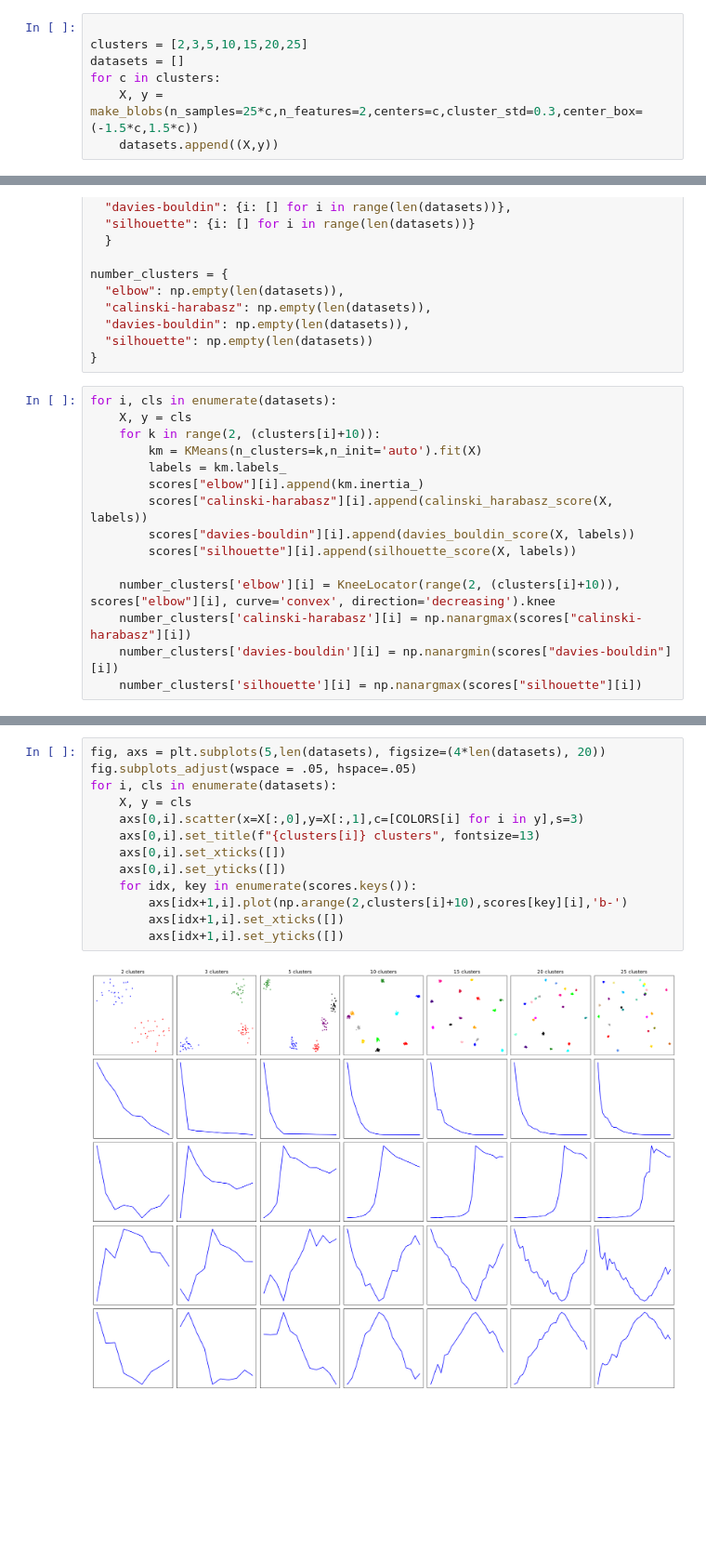
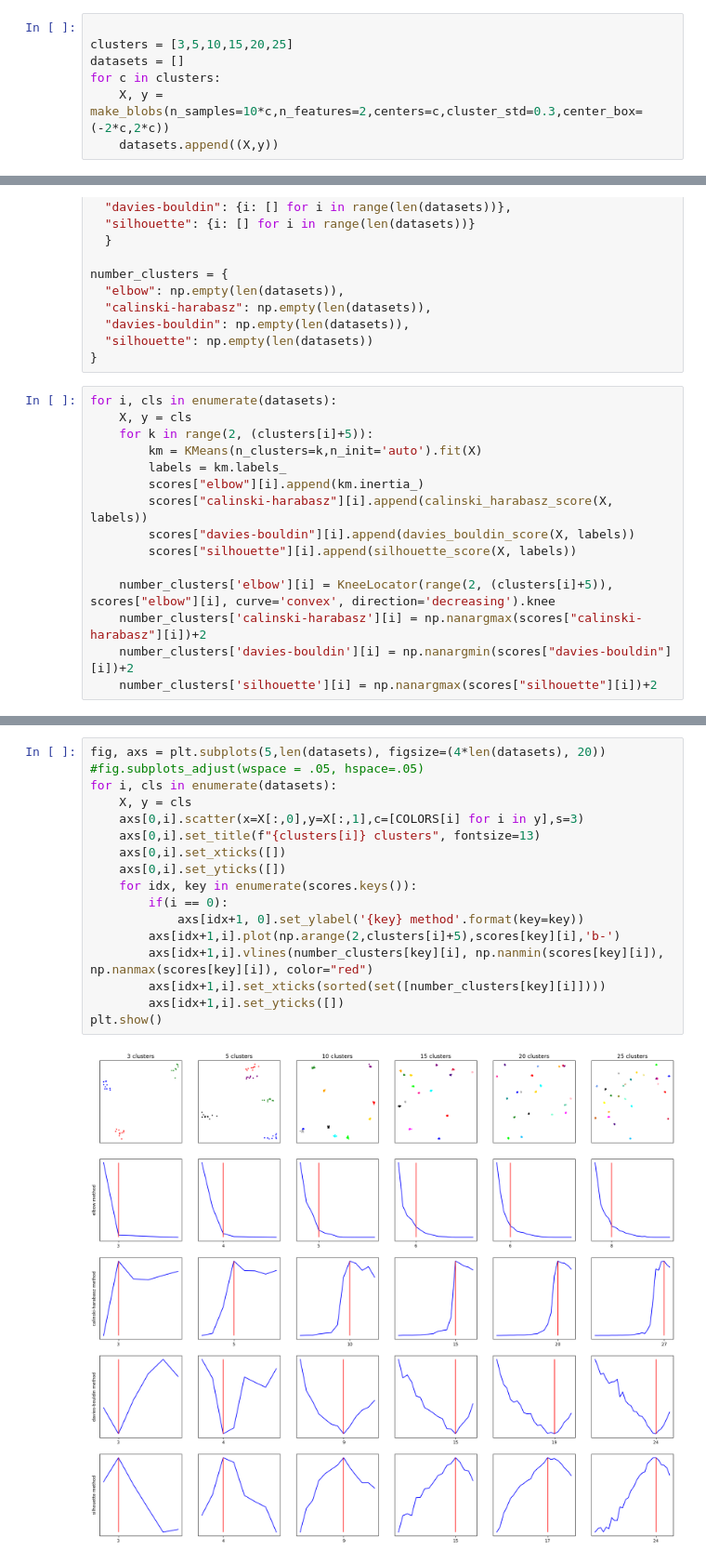
Before and after one commit to FMIFH/Projects, a Jupyter notebook: Elbow method replacements/diferent_choices_for_elbow.ipynb, the cells around one changed output, grey strips where cells are left out. Shown: that part at 93% size. Saved outputs shown, nothing was run; the diff lists cells and outputs as text; blank space fills up the shorter version.

```diff
--- a/Elbow method replacements/diferent_choices_for_elbow.ipynb
+++ b/Elbow method replacements/diferent_choices_for_elbow.ipynb
@@ -37,10 +37,10 @@ COLORS = [
 ]
 # %%
 
-clusters = [2,3,5,10,15,20,25]
+clusters = [3,5,10,15,20,25]
 datasets = []
 for c in clusters:
-    X, y = make_blobs(n_samples=25*c,n_features=2,centers=c,cluster_std=0.3,center_box=(-1.5*c,1.5*c))
+    X, y = make_blobs(n_samples=10*c,n_features=2,centers=c,cluster_std=0.3,center_box=(-2*c,2*c))
     datasets.append((X,y))
 # %%
 fig, ax = plt.subplots(1,len(datasets),figsize=(6*len(datasets),8))
@@ -69,7 +69,7 @@ number_clusters = {
 # %%
 for i, cls in enumerate(datasets):
     X, y = cls
-    for k in range(2, (clusters[i]+10)):
+    for k in range(2, (clusters[i]+5)):
         km = KMeans(n_clusters=k,n_init='auto').fit(X)
         labels = km.labels_
         scores["elbow"][i].append(km.inertia_)
@@ -77,7 +77,7 @@ for i, cls in enumerate(datasets):
         scores["davies-bouldin"][i].append(davies_bouldin_score(X, labels))
         scores["silhouette"][i].append(silhouette_score(X, labels))
 
-    number_clusters['elbow'][i] = KneeLocator(range(2, (clusters[i]+10)), scores["elbow"][i], curve='convex', direction='decreasing').knee
-    number_clusters['calinski-harabasz'][i] = np.nanargmax(scores["calinski-harabasz"][i])
-    number_clusters['davies-bouldin'][i] = np.nanargmin(scores["davies-bouldin"][i])
-    number_clusters['silhouette'][i] = np.nanargmax(scores["silhouette"][i])
+    number_clusters['elbow'][i] = KneeLocator(range(2, (clusters[i]+5)), scores["elbow"][i], curve='convex', direction='decreasing').knee
+    number_clusters['calinski-harabasz'][i] = np.nanargmax(scores["calinski-harabasz"][i])+2
+    number_clusters['davies-bouldin'][i] = np.nanargmin(scores["davies-bouldin"][i])+2
+    number_clusters['silhouette'][i] = np.nanargmax(scores["silhouette"][i])+2
@@ -86,15 +91,19 @@ ValueError: x and y arrays must be equal in length along interpolation axis.
 # %%
 fig, axs = plt.subplots(5,len(datasets), figsize=(4*len(datasets), 20))
-fig.subplots_adjust(wspace = .05, hspace=.05)
+#fig.subplots_adjust(wspace = .05, hspace=.05)
 for i, cls in enumerate(datasets):
     X, y = cls
     axs[0,i].scatter(x=X[:,0],y=X[:,1],c=[COLORS[i] for i in y],s=3)
     axs[0,i].set_title(f"{clusters[i]} clusters", fontsize=13)
     axs[0,i].set_xticks([])
     axs[0,i].set_yticks([])
     for idx, key in enumerate(scores.keys()):
-        axs[idx+1,i].plot(np.arange(2,clusters[i]+10),scores[key][i],'b-')
-        axs[idx+1,i].set_xticks([])
+        if(i == 0):
+            axs[idx+1, 0].set_ylabel('{key} method'.format(key=key))
+        axs[idx+1,i].plot(np.arange(2,clusters[i]+5),scores[key][i],'b-')
+        axs[idx+1,i].vlines(number_clusters[key][i], np.nanmin(scores[key][i]), np.nanmax(scores[key][i]), color="red")
+        axs[idx+1,i].set_xticks(sorted(set([number_clusters[key][i]])))
         axs[idx+1,i].set_yticks([])
+plt.show()
 # %% [output]
-[figure, old version]
+[figure, new version]
```
Also changed, not shown: parts of 3 cells of this notebook.
